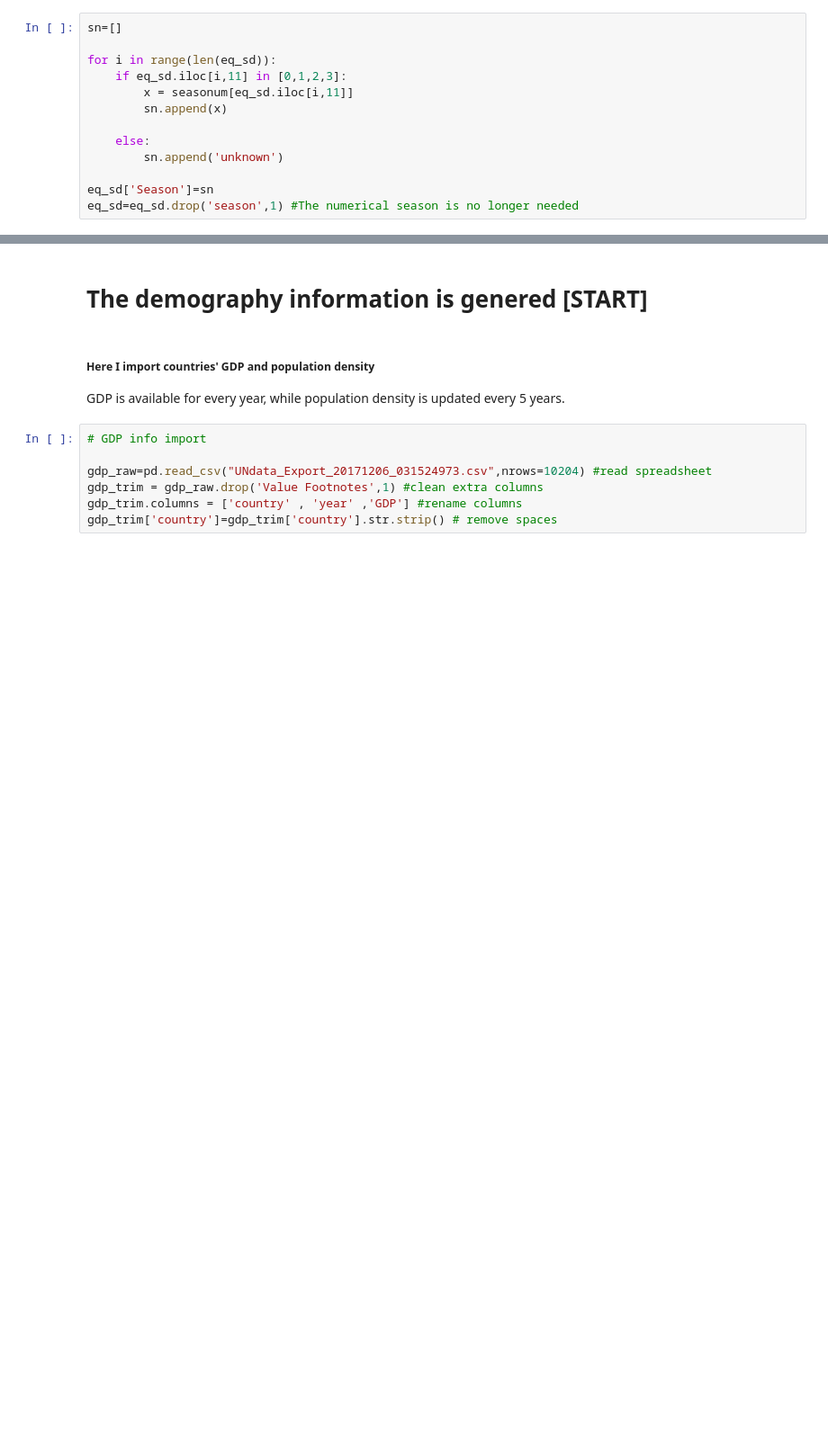
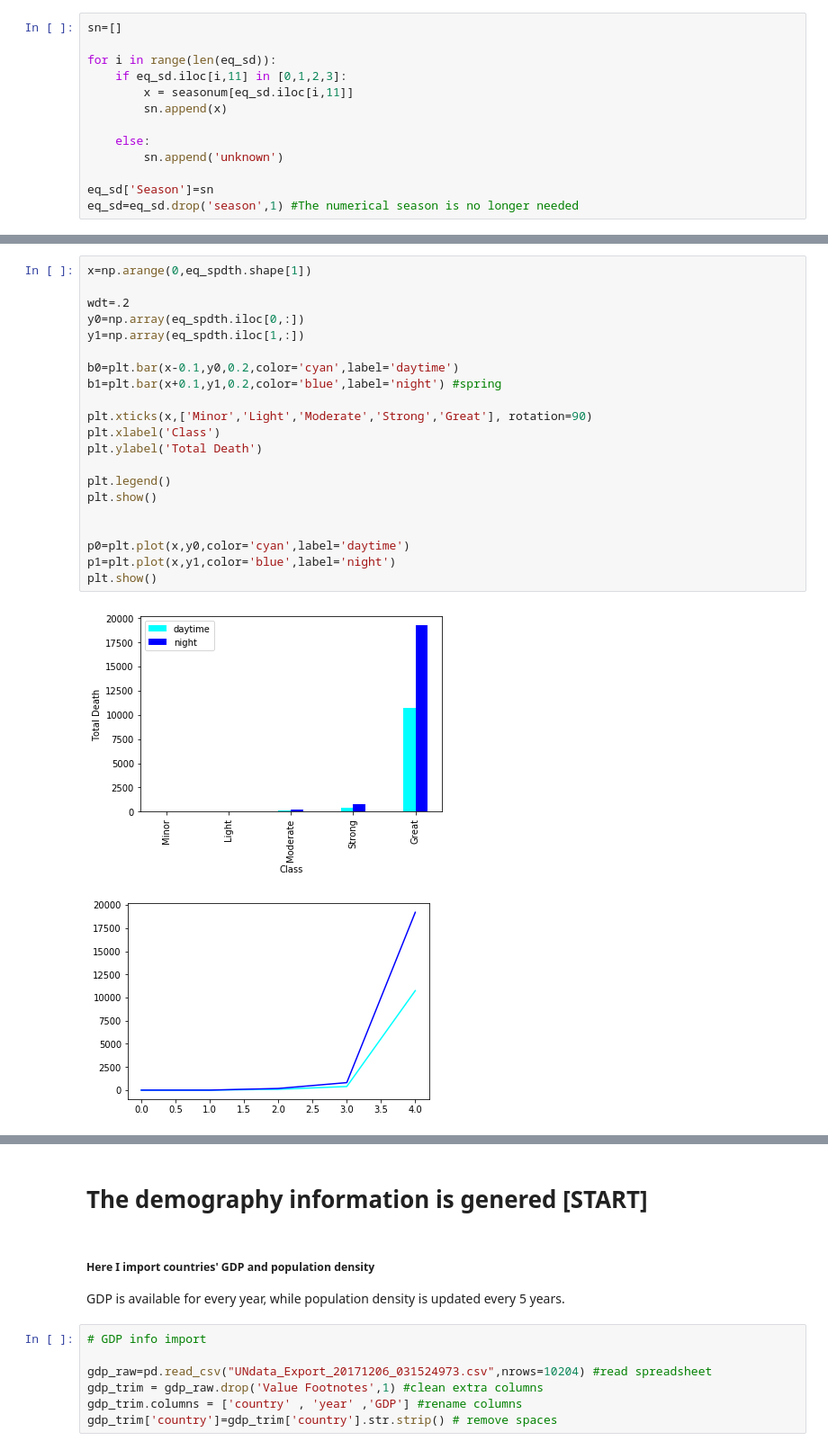
Before and after one commit to shrutijalewar/data-question-3-xtreme-united, a Jupyter notebook: quake.ipynb, the cells around one changed output, grey strips where cells are left out. Shown at 90% size. Saved outputs shown, nothing was run; the diff lists cells and outputs as text; blank space fills up the shorter version.

```diff
--- a/quake.ipynb
+++ b/quake.ipynb
@@ -292,0 +361,24 @@ eq_sd['strength']=mg
+# %%
+x=np.arange(0,eq_spdth.shape[1])
+
+wdt=.2
+y0=np.array(eq_spdth.iloc[0,:])
+y1=np.array(eq_spdth.iloc[1,:])
+
+b0=plt.bar(x-0.1,y0,0.2,color='cyan',label='daytime')
+b1=plt.bar(x+0.1,y1,0.2,color='blue',label='night') #spring
+
+plt.xticks(x,['Minor','Light','Moderate','Strong','Great'], rotation=90)
+plt.xlabel('Class')
+plt.ylabel('Total Death')
+
+plt.legend()
+plt.show()
+
+
+p0=plt.plot(x,y0,color='cyan',label='daytime')
+p1=plt.plot(x,y1,color='blue',label='night')
+plt.show()
+# %% [output]
+[figure, added]
+[figure, added]
```
Also changed, not shown: parts of 48 cells of this notebook, 2 other files.
